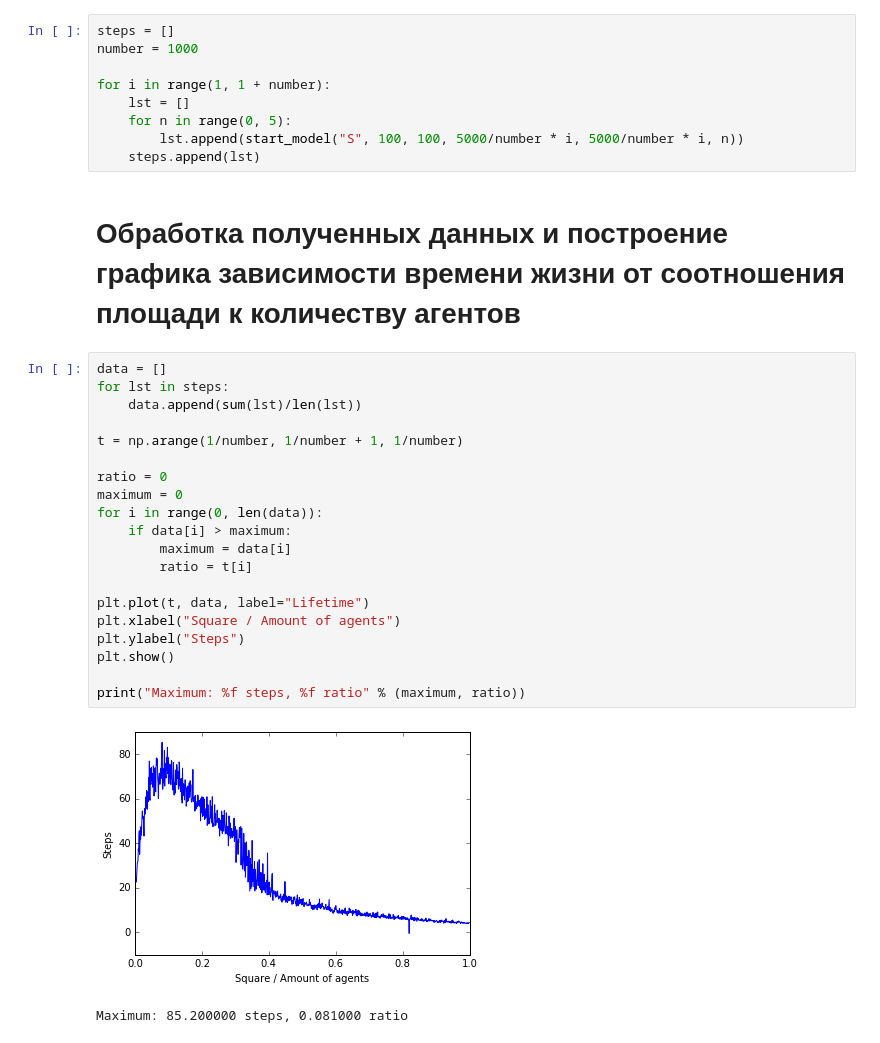
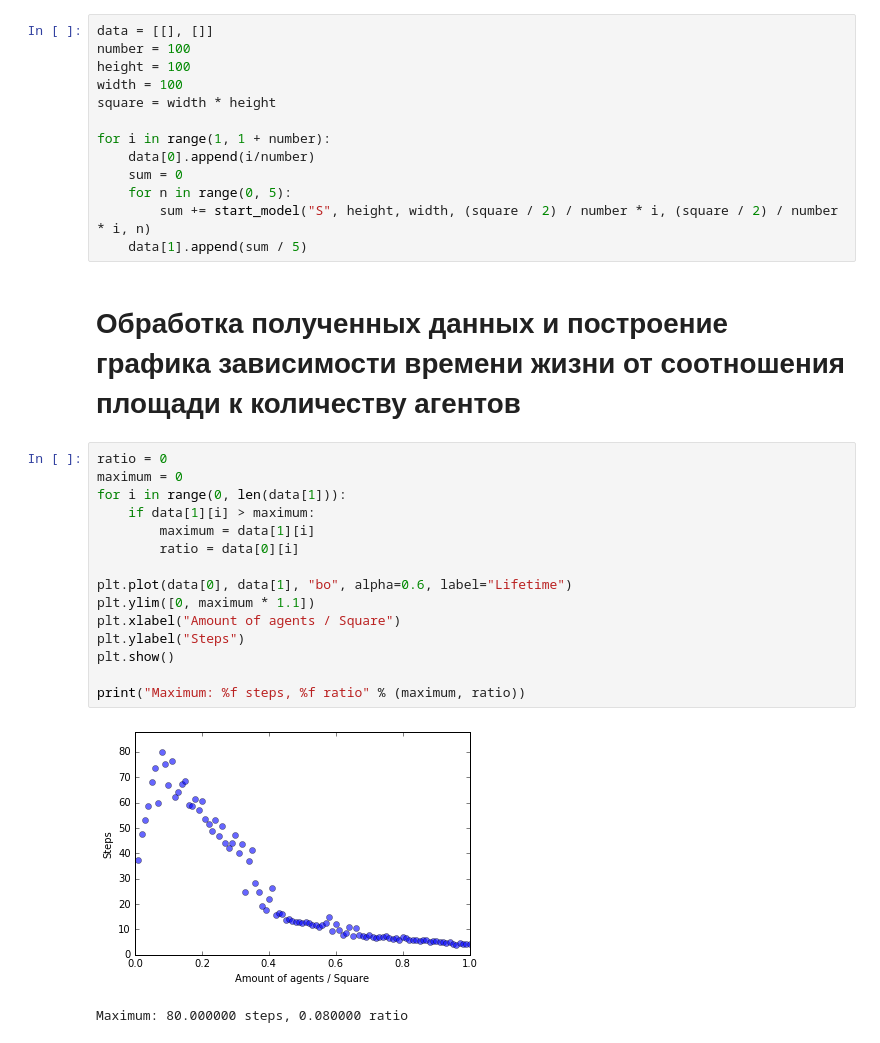
Before and after one commit to Zhuikov/predator-prey, a Jupyter notebook: notebooks/ModelLaunchExample.ipynb, the cells around one changed output. Cells and saved outputs as stored; diff of their text form.

```diff
--- a/notebooks/ModelLaunchExample.ipynb
+++ b/notebooks/ModelLaunchExample.ipynb
@@ -84,36 +85,35 @@ Average: 72.577000 steps
 # %% [markdown]
 # Запуск модели с различным соотношением площади и количества агентов
 # %%
-steps = []
-number = 1000
+data = [[], []]
+number = 100
+height = 100
+width = 100
+square = width * height
 
 for i in range(1, 1 + number):
-    lst = []
+    data[0].append(i/number)
+    sum = 0
     for n in range(0, 5):
-        lst.append(start_model("S", 100, 100, 5000/number * i, 5000/number * i, n))
-    steps.append(lst)
+        sum += start_model("S", height, width, (square / 2) / number * i, (square / 2) / number * i, n)
+    data[1].append(sum / 5)
 # %% [markdown]
 # Обработка полученных данных и построение графика зависимости времени жизни от соотношения площади к количеству агентов
 # %%
-data = []
-for lst in steps:
-    data.append(sum(lst)/len(lst))
-
-t = np.arange(1/number, 1/number + 1, 1/number)
-
 ratio = 0
 maximum = 0
-for i in range(0, len(data)):
-    if data[i] > maximum:
-        maximum = data[i]
-        ratio = t[i]
+for i in range(0, len(data[1])):
+    if data[1][i] > maximum:
+        maximum = data[1][i]
+        ratio = data[0][i]
 
-plt.plot(t, data, label="Lifetime")
-plt.xlabel("Square / Amount of agents")
+plt.plot(data[0], data[1], "bo", alpha=0.6, label="Lifetime")
+plt.ylim([0, maximum * 1.1])
+plt.xlabel("Amount of agents / Square")
 plt.ylabel("Steps")
 plt.show()
 
 print("Maximum: %f steps, %f ratio" % (maximum, ratio))
 # %% [output]
-[figure, old version]
+[figure, new version]
-Maximum: 85.200000 steps, 0.081000 ratio
+Maximum: 80.000000 steps, 0.080000 ratio
```
Also changed, not shown: parts of 5 cells of this notebook.
